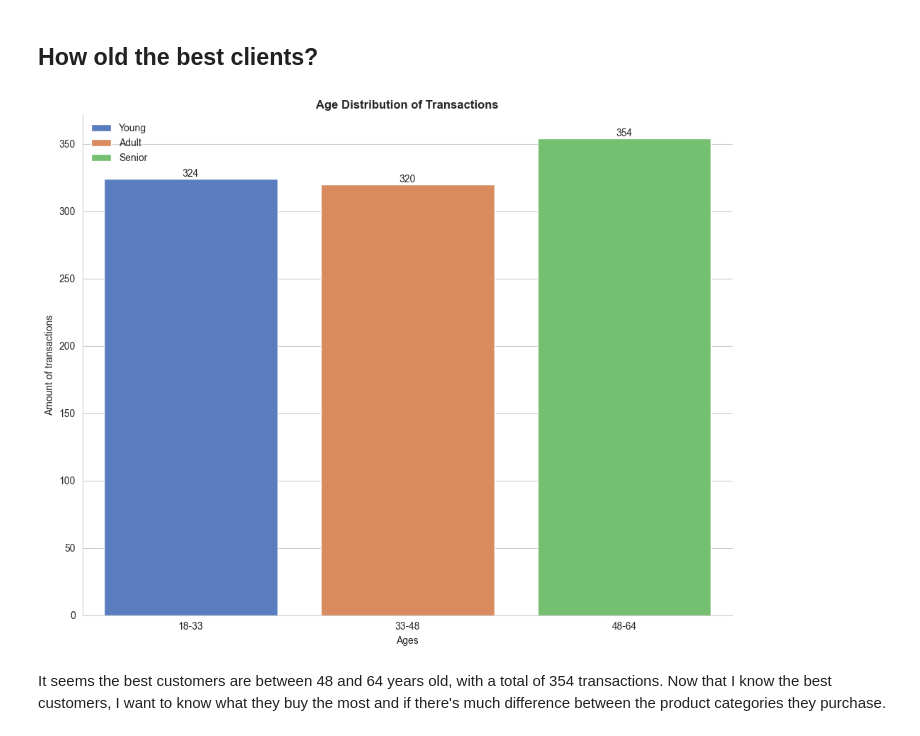
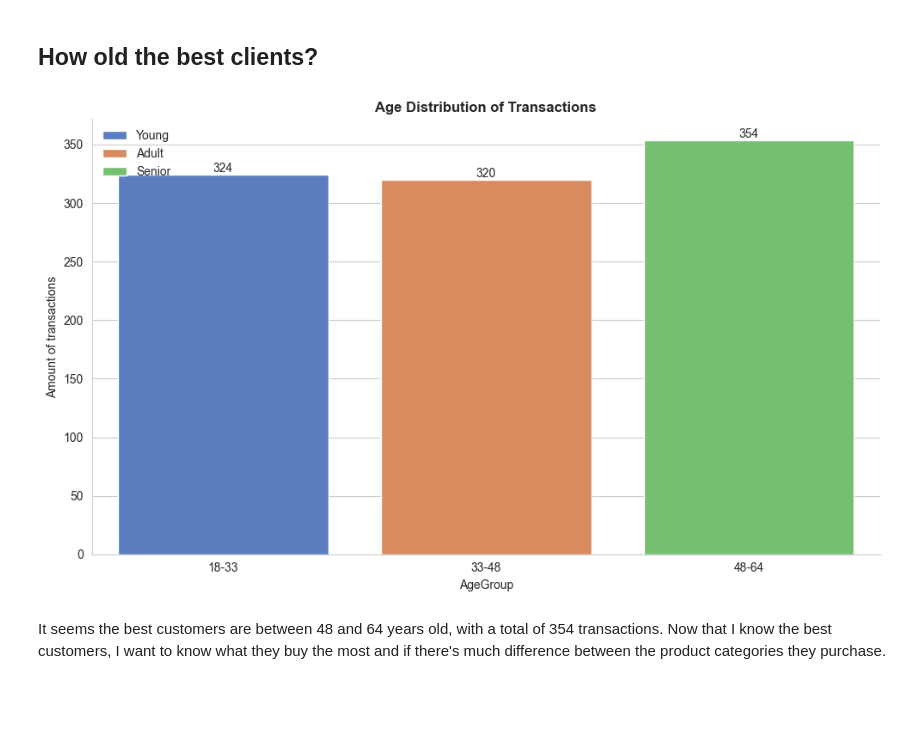
Before and after one commit to SHIro12211/Online-Store, a Jupyter notebook: notebooks/EDA.ipynb, the cells around one changed output. Cells and saved outputs as stored; diff of their text form; code cells hidden in the pictures; blank space fills up the shorter version.

```diff
--- a/notebooks/EDA.ipynb
+++ b/notebooks/EDA.ipynb
@@ -373,40 +388,40 @@ In conclusion, women are our most valuable customer segment, generating a total
 It is advisable to expand the clothing selection for both women and men, given its high sales volume, and to enhance the electronics offerings targeted at men, as this category provides strong profit potential for the store.
 # %% [markdown]
 ## How old the best clients?
+# %%
+def display_countplot(x_values, data, hue, title, labels_leyend, xticks=None):
+    fig, ax=plt.subplots(figsize=(10,6))
+    sns.countplot(x=x_values, data=data, hue=hue, palette=get_colors(len(data[x_values].unique())))
+    if xticks:
+        ticks=ax.get_xticks()
+        ax.set_xticks(ticks)
+        ax.set_xticklabels(labels=xticks)
+        pos_leyened='upper left'
+    else:
+        pos_leyened='upper right'
+    setting_styles(ax, title, labels_leyend)
+    #replace the legend of the styles function
+    ax.legend(loc=pos_leyened, frameon=False, labels=labels_leyend)
+    for bar in ax.containers:
+        ax.bar_label(bar)
+    ax.set_ylabel("Amount of transactions")
+
+    plt.tight_layout()
+    #display graph
+    plt.show()
 # %%
-fig, ax=plt.subplots(figsize=(10,8))
-colors=sns.color_palette('muted', n_colors=len(df_2023['Product Category'].unique()))
-# transaction frequency, age range & bars
 #making bins
 bins=np.linspace(df_2023['Age'].min(), df_2023['Age'].max(), num=4)
 #changing values float to int
 bins=bins.astype(int)
 #labels
 names_ranges=['Young', 'Adult', 'Senior']
 label = [f"{bins[i]}-{bins[i+1]}" for i in range(len(bins)-1)]
 #Making new column AgeGroup
 df_2023['AgeGroup']=pd.cut(df_2023['Age'], bins=bins, labels=names_ranges, include_lowest=True)
-#countplot
-sns.countplot(x='AgeGroup', data=df_2023, hue='AgeGroup', palette=colors)
-#setting axis
-ticks=ax.get_xticks()
-ax.set_xticks(ticks)
-ax.set_xticklabels(labels=label)
-ax.set_xlabel('Ages')
-ax.set_ylabel("Amount of transactions")
-#showning values on every bar
-for bar in ax.containers:
-    ax.bar_label(bar)
-#some styles
-ax.set_title("Age Distribution of Transactions", fontsize=12, fontweight='bold')
-ax.spines['top'].set_visible(False)
-ax.spines['right'].set_visible(False)
-ax.legend(frameon=False, loc='upper left', labels=names_ranges)
-plt.tight_layout()
-#display graph
-plt.show()
+display_countplot('AgeGroup', df_2023, 'AgeGroup',"Age Distribution of Transactions", names_ranges, label)
 # %% [output]
-[figure, old version]
+[figure, new version]
 # %% [markdown]
 It seems the best customers are between 48 and 64 years old, with a total of 354 transactions. Now that I know the best customers, I want to know what they buy the most and if there's much difference between the product categories they purchase.
 # %%
```
Also changed, not shown: parts of 10 cells of this notebook.
